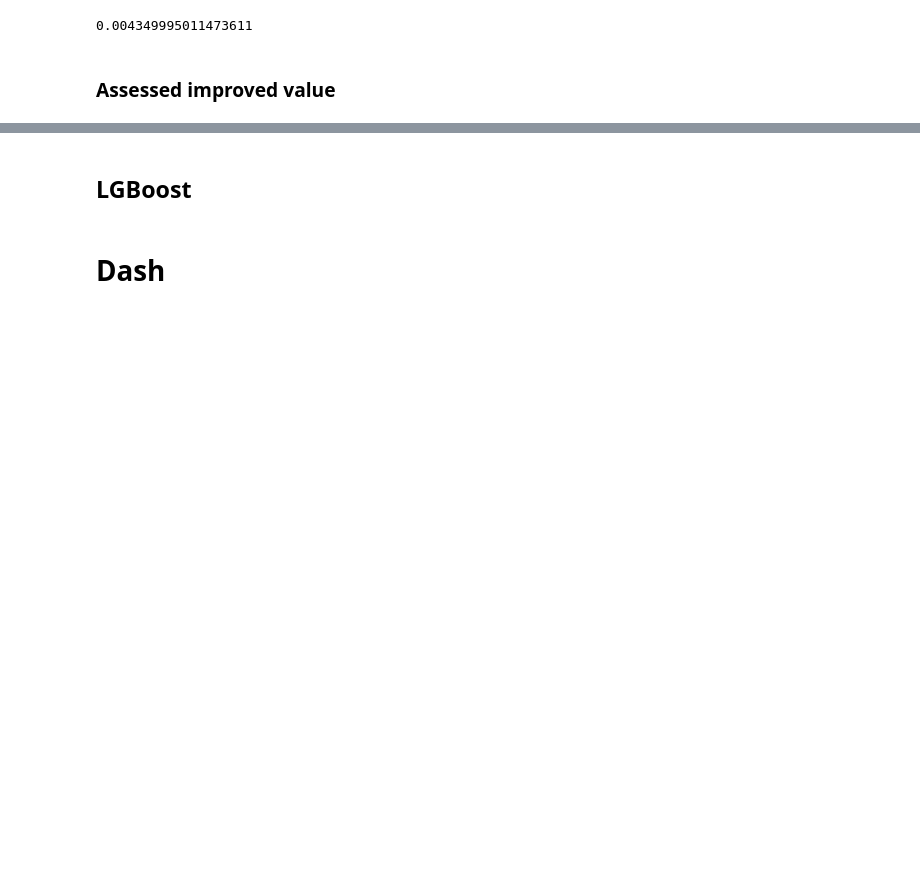
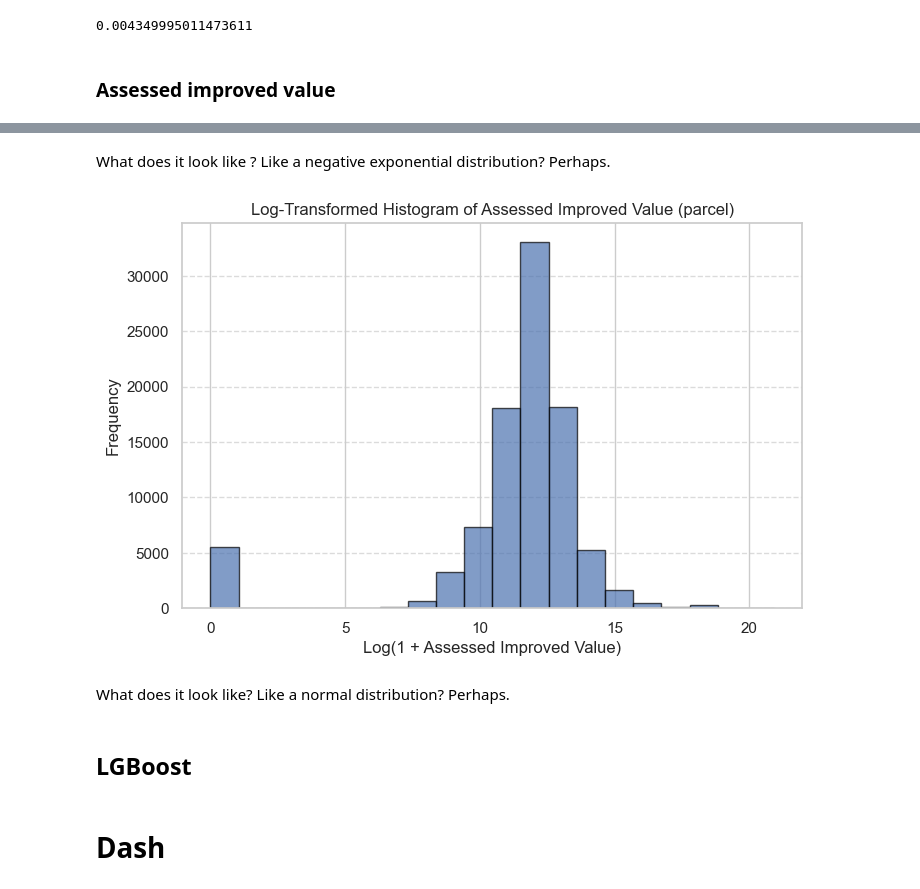
Before and after one commit to Isaacfer49/CaliforniaWildfire, a Jupyter notebook: CaliWildFire.ipynb, the cells around one changed output, grey strips where cells are left out. Cells and saved outputs as stored; diff of their text form; code cells hidden in the pictures; blank space fills up the shorter version.

```diff
--- a/CaliWildFire.ipynb
+++ b/CaliWildFire.ipynb
@@ -364,3 +451,21 @@ array([ 510000.,  573052.,  350151., ..., 2249521., 5983875.,  894805.],
+# %% [markdown]
+What does it look like ? Like a negative exponential distribution? Perhaps.
+# %%
+# Apply log transformation
+log_values = np.log1p(cali['Assessed Improved Value (parcel)'])
+
+# Plot histogram
+plt.figure(figsize=(8, 5))
+plt.hist(log_values, bins=20, edgecolor='black', alpha=0.7)
+plt.title('Log-Transformed Histogram of Assessed Improved Value (parcel)')
+plt.xlabel('Log(1 + Assessed Improved Value)')
+plt.ylabel('Frequency')
+plt.grid(axis='y', linestyle='--', alpha=0.7)
+plt.show()
+# %% [output]
+[figure, added]
+# %% [markdown]
+What does it look like? Like a normal distribution? Perhaps.
 # %% [markdown]
 ## LGBoost
 # %%
```
Also changed, not shown: parts of 10 cells of this notebook.
